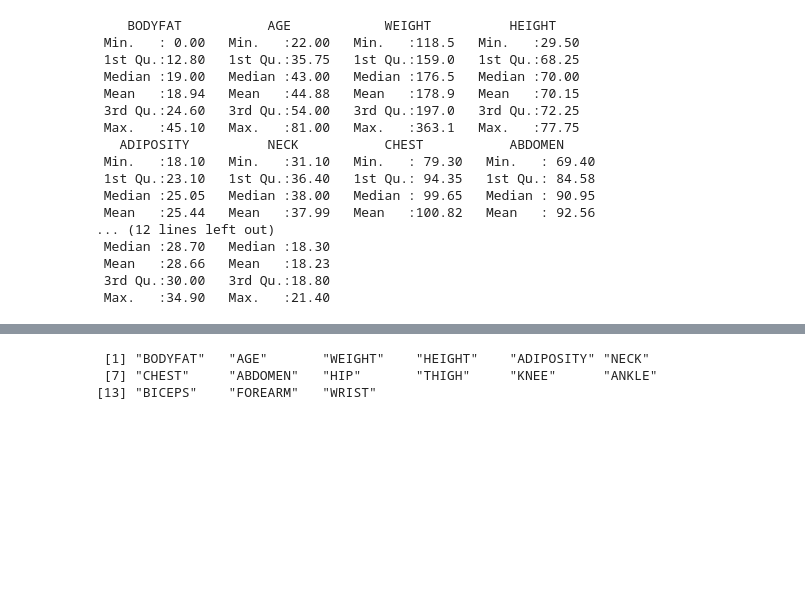
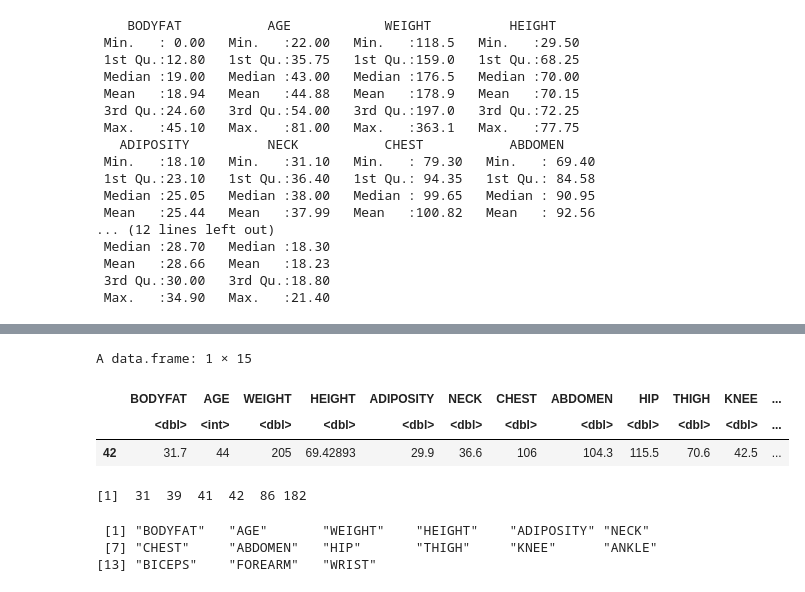
Before and after one commit to OliverXUZY/STAT628, a Jupyter notebook: STAT 628 Module 2.ipynb, the cells around one changed output, grey strips where cells are left out. Cells and saved outputs as stored; diff of their text form; code cells hidden in the pictures; blank space fills up the shorter version.

```diff
--- a/STAT 628 Module 2.ipynb
+++ b/STAT 628 Module 2.ipynb
@@ -53,6 +55,13 @@ data[RMIndex,]
 | 42 | 31.7 | 44 | 205.00 | 29.50 | 29.9 | 36.6 | 106.0 | 104.3 | 115.5 | 70.6 | 42.5 | ... |
 | 86 | 25.8 | 67 | 167.00 | 67.50 | 26.0 | 36.5 | 98.9 | 89.7 | 96.2 | 54.7 | 37.8 | ... |
 | 182 | 0.0 | 40 | 118.50 | 68.00 | 18.1 | 33.8 | 79.3 | 69.4 | 85.0 | 47.2 | 33.5 | ... |
+# %%
+data[42, ]
+# %% [output]
+A data.frame: 1 × 15
+|  | BODYFAT | AGE | WEIGHT | HEIGHT | ADIPOSITY | NECK | CHEST | ABDOMEN | HIP | THIGH | KNEE | ... |
+|  | <dbl> | <int> | <dbl> | <dbl> | <dbl> | <dbl> | <dbl> | <dbl> | <dbl> | <dbl> | <dbl> | ... |
+| 42 | 31.7 | 44 | 205 | 69.42893 | 29.9 | 36.6 | 106 | 104.3 | 115.5 | 70.6 | 42.5 | ... |
 # %%
 # 1kg = 0.4535922921969lbs
 # test
@@ -63,6 +72,10 @@ bmi <- weight1 / height1^2
 weight42 <- 205 * 0.4535922921969
 height42 <- sqrt(weight42 / 29.9)
 data[42, 4] <- height42 / 0.0254
+# %%
+set <- c(313)
+# %% [output]
+[1]  31  39  41  42  86 182
 # %%
 colnames(data)
 # %% [output]
```
Also changed, not shown: parts of 1 cell of this notebook.
